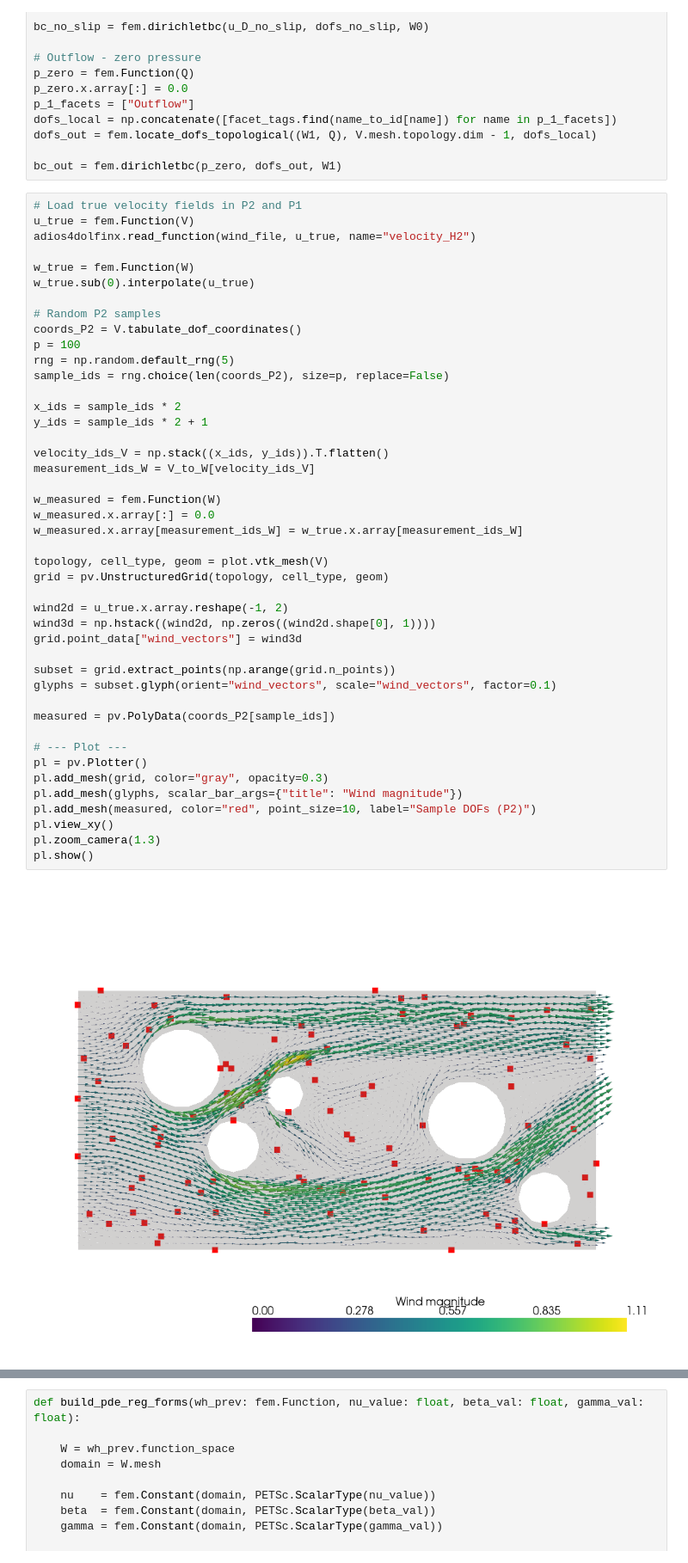
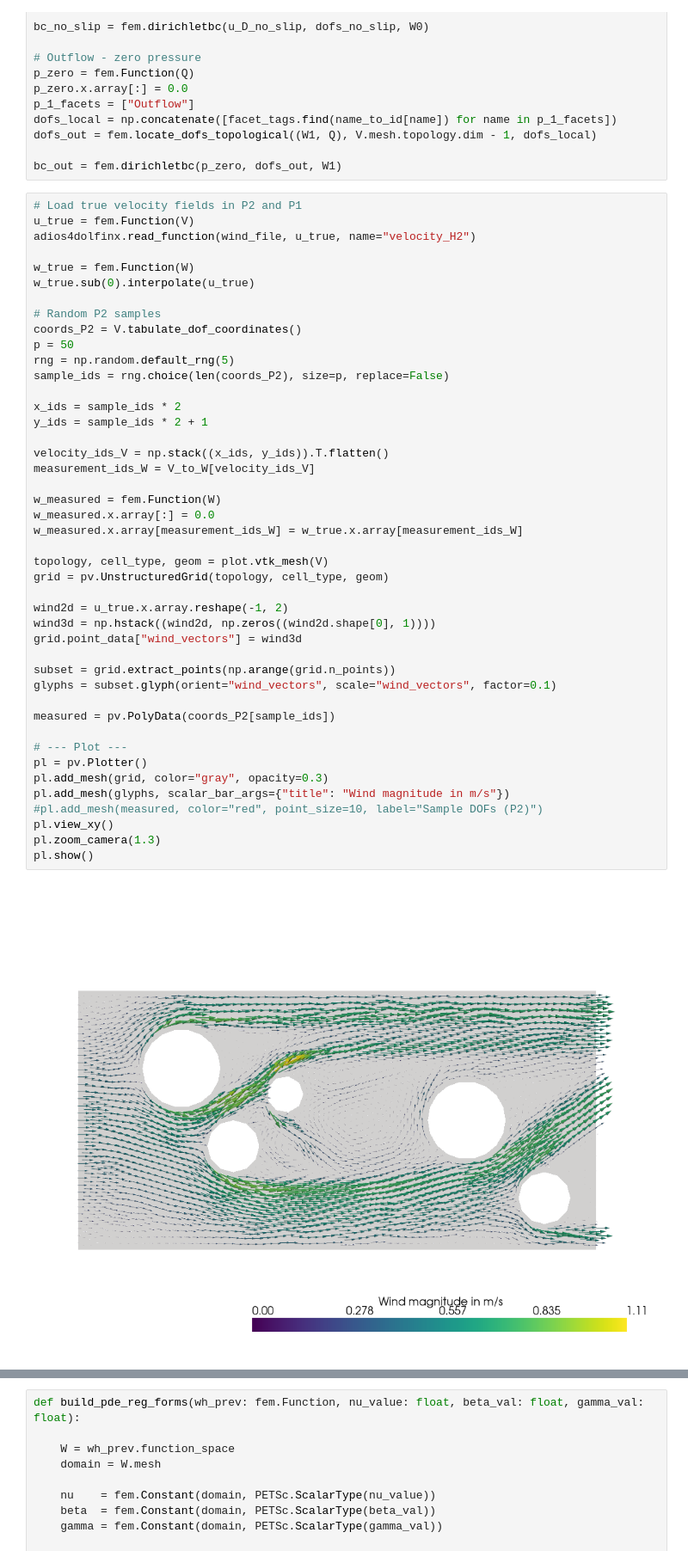
Before and after one commit to domaiii/dispersion_sim, a Jupyter notebook: airflow_estimation/FEM_least_squares.ipynb, the cells around one changed output, grey strips where cells are left out. Shown: that part at 86% size. Cells and saved outputs as stored; diff of their text form.

```diff
--- a/airflow_estimation/FEM_least_squares.ipynb
+++ b/airflow_estimation/FEM_least_squares.ipynb
@@ -136,42 +136,42 @@ w_true.sub(0).interpolate(u_true)
 
 # Random P2 samples
 coords_P2 = V.tabulate_dof_coordinates()
-p = 100
+p = 50
 rng = np.random.default_rng(5)
 sample_ids = rng.choice(len(coords_P2), size=p, replace=False)
 
 x_ids = sample_ids * 2
 y_ids = sample_ids * 2 + 1
 
 velocity_ids_V = np.stack((x_ids, y_ids)).T.flatten()
 measurement_ids_W = V_to_W[velocity_ids_V]
 
 w_measured = fem.Function(W)
 w_measured.x.array[:] = 0.0
 w_measured.x.array[measurement_ids_W] = w_true.x.array[measurement_ids_W]
 
 topology, cell_type, geom = plot.vtk_mesh(V)
 grid = pv.UnstructuredGrid(topology, cell_type, geom)
 
 wind2d = u_true.x.array.reshape(-1, 2)
 wind3d = np.hstack((wind2d, np.zeros((wind2d.shape[0], 1))))
 grid.point_data["wind_vectors"] = wind3d
 
 subset = grid.extract_points(np.arange(grid.n_points))
 glyphs = subset.glyph(orient="wind_vectors", scale="wind_vectors", factor=0.1)
 
 measured = pv.PolyData(coords_P2[sample_ids])
 
 # --- Plot ---
 pl = pv.Plotter()
 pl.add_mesh(grid, color="gray", opacity=0.3)
-pl.add_mesh(glyphs, scalar_bar_args={"title": "Wind magnitude"})
-pl.add_mesh(measured, color="red", point_size=10, label="Sample DOFs (P2)")
+pl.add_mesh(glyphs, scalar_bar_args={"title": "Wind magnitude in m/s"})
+#pl.add_mesh(measured, color="red", point_size=10, label="Sample DOFs (P2)")
 pl.view_xy()
 pl.zoom_camera(1.3)
 pl.show()
 # %% [output]
-[figure, old version]
+[figure, new version]
 # %%
 u_measured_V = w_measured.sub(0).collapse()
 
```
Also changed, not shown: parts of 2 cells of this notebook, 8 other files.
